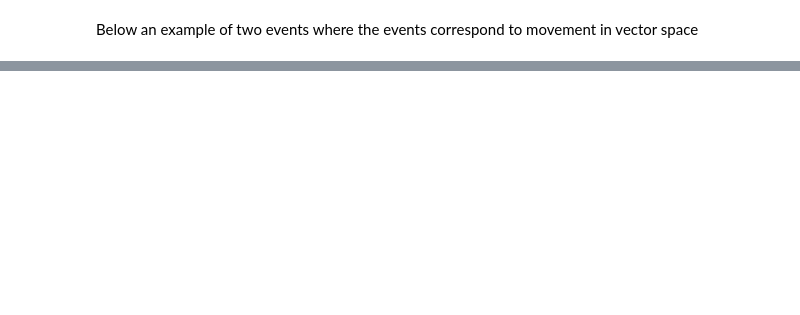
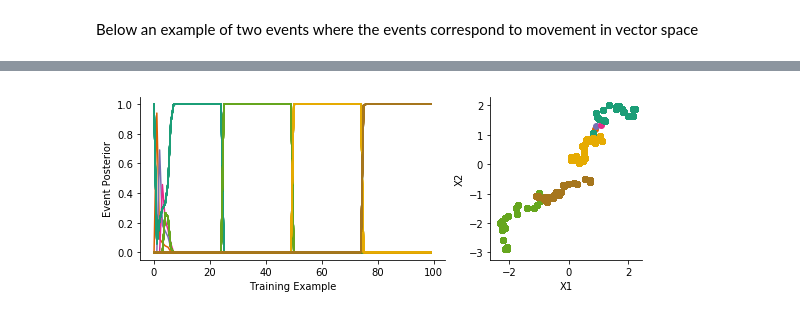
Before and after one commit to nicktfranklin/SEM_paper_simulations, a Jupyter notebook: Segmentation Demo.ipynb, the cells around one changed output, grey strips where cells are left out. Drawn from its saved outputs; the diff is of its cells as text; code cells hidden in the pictures; blank space fills up the shorter version.

```diff
--- a/Segmentation Demo.ipynb
+++ b/Segmentation Demo.ipynb
@@ -382,0 +435,4 @@ array([0, 1, 2, 3, 4, 5, 0, 0, 0, 0, 0, 0, 0, 0, 0, 0, 0, 0, 0, 0, 0, 0, 0,
+# %%
+plot_segmentation(post)
+# %% [output]
+[figure, added]
```
Also changed, not shown: parts of 14 cells of this notebook.
